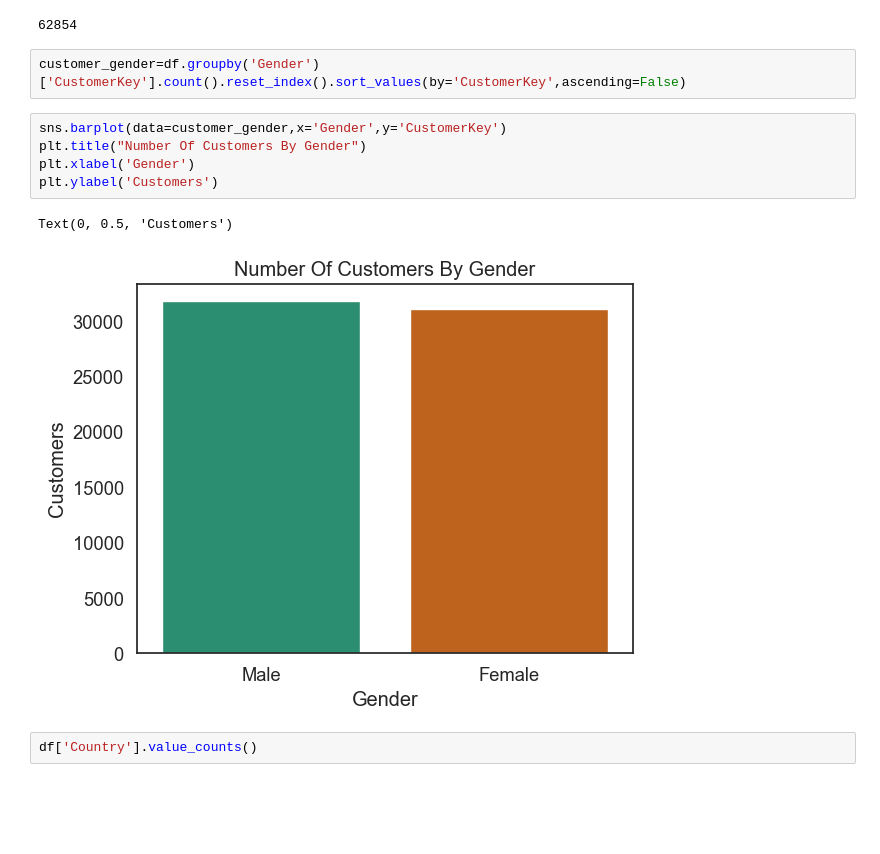
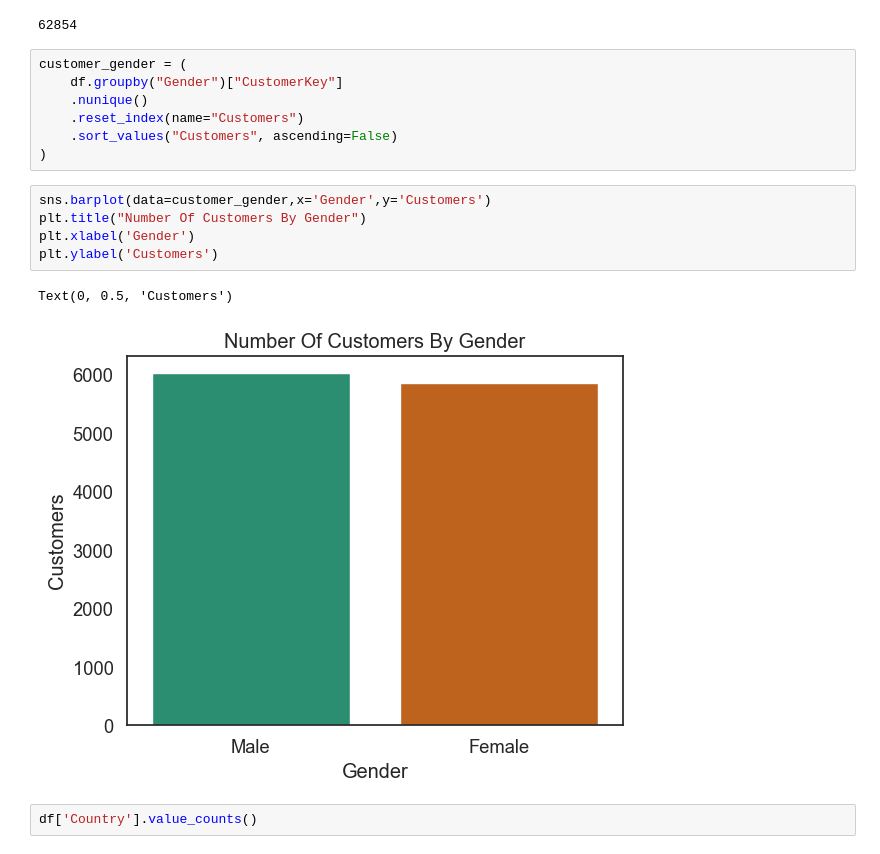
Before and after one commit to Nelbinmoro/Retail-Sales-Analysis, a Jupyter notebook: notebooks/retail-sales-analysis.ipynb, the cells around one changed output. Cells and saved outputs as stored; diff of their text form; blank space fills up the shorter version.

```diff
--- a/notebooks/retail-sales-analysis.ipynb
+++ b/notebooks/retail-sales-analysis.ipynb
@@ -535,15 +535,20 @@ df['CustomerKey'].count()
 # %% [output]
 62854
 # %%
-customer_gender=df.groupby('Gender')['CustomerKey'].count().reset_index().sort_values(by='CustomerKey',ascending=False)
+customer_gender = (
+    df.groupby("Gender")["CustomerKey"]
+    .nunique()
+    .reset_index(name="Customers")
+    .sort_values("Customers", ascending=False)
+)
 # %%
-sns.barplot(data=customer_gender,x='Gender',y='CustomerKey')
+sns.barplot(data=customer_gender,x='Gender',y='Customers')
 plt.title("Number Of Customers By Gender")
 plt.xlabel('Gender')
 plt.ylabel('Customers')
 # %% [output]
 Text(0, 0.5, 'Customers')
-[figure, old version]
+[figure, new version]
 # %%
 df['Country'].value_counts()
 # %% [output]
```
Also changed, not shown: parts of 2 cells of this notebook.
